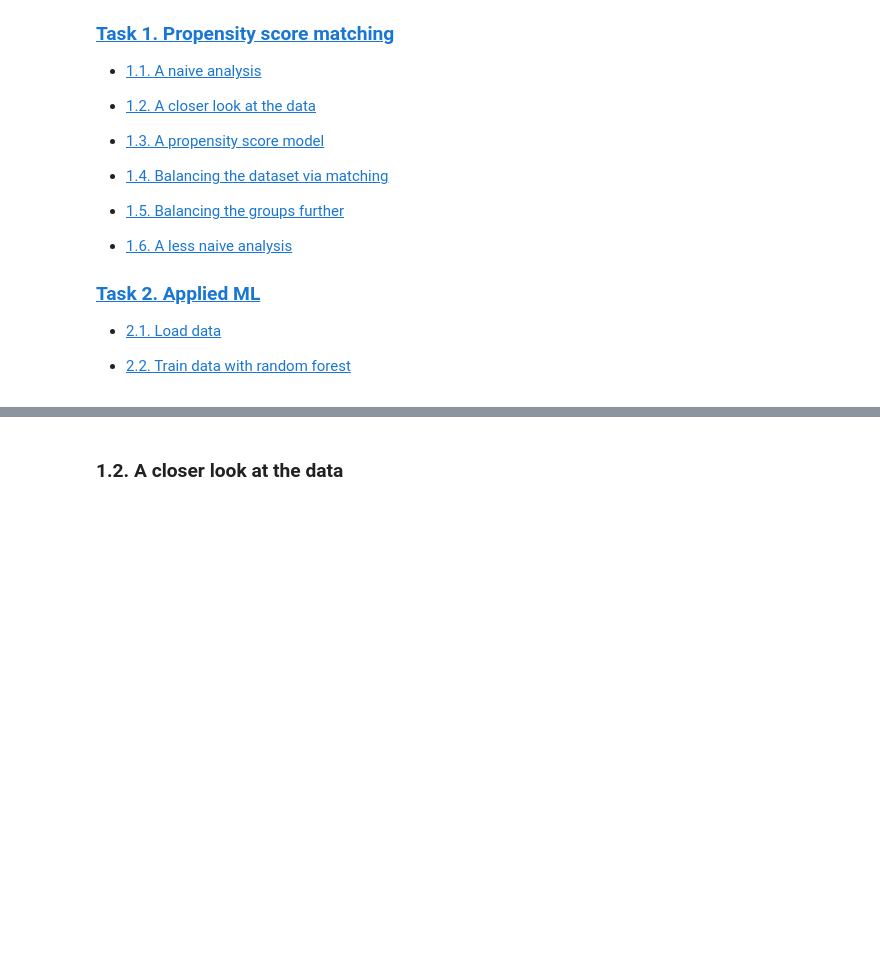
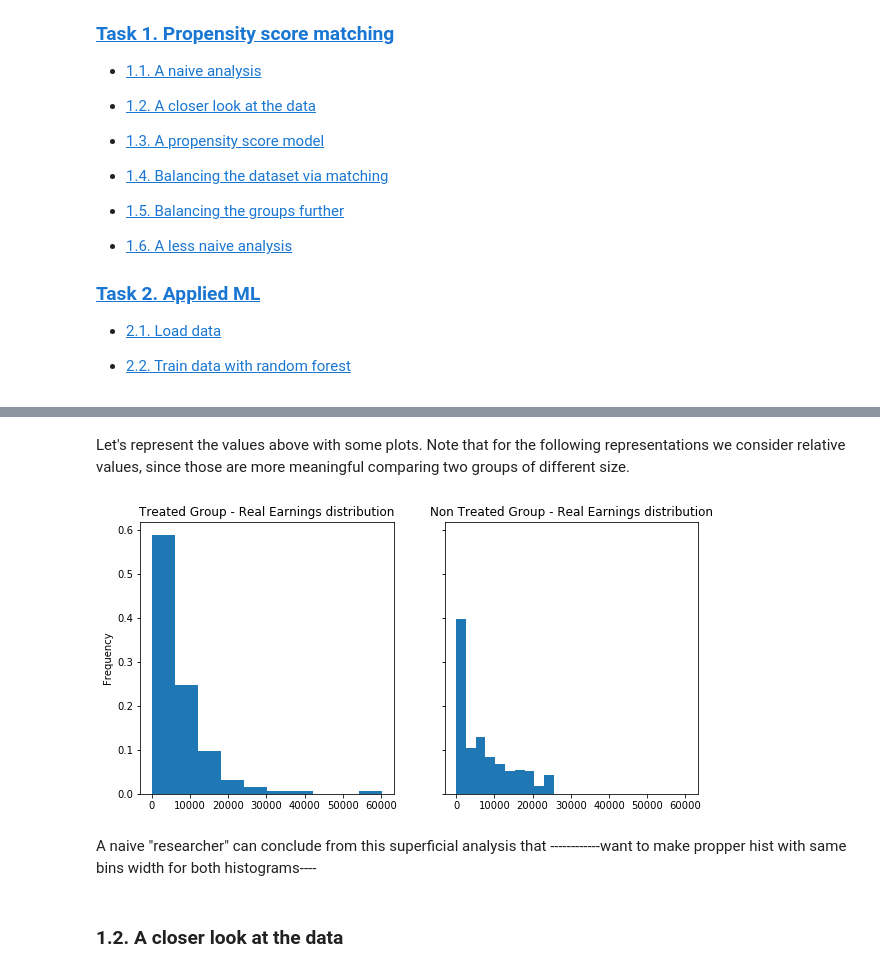
Before and after one commit to KhalilMrini/Revisiting-Arab-Spring, a Jupyter notebook: 04 - Applied ML/Homework4.ipynb, the cells around one changed output, grey strips where cells are left out. Saved outputs shown, nothing was run; the diff lists cells and outputs as text; code cells hidden in the pictures; blank space fills up the shorter version.

```diff
--- a/04 - Applied ML/Homework4.ipynb
+++ b/04 - Applied ML/Homework4.ipynb
@@ -41,0 +38,2 @@ import seaborn as sns
+# %%
+df = pd.read_csv('lalonde.csv', index_col = 0)
@@ -63,0 +69,4 @@ Dataset description
+# %%
+#create two distinct data frames for each group
+treated = df[(df.treat ==1)]
+non_treated = df[(df.treat == 0)]
@@ -64,2 +106,23 @@ Dataset description
+# %% [markdown]
+Let's represent the values above with some plots. Note that for the following representations we consider relative values, since those are more meaningful comparing two groups of different size.
+# %%
+def plot_hist(feature, title1, title2):
+    fig, axes = plt.subplots(1, 2, figsize=(10, 5), sharex=True, sharey = True);
+
+    treated_values = treated[feature]
+    non_treated_values = non_treated[feature]
+
+    #relative weight parameters for hist plot
+    weigths_treated = np.zeros_like(treated_values) + 1. / treated_values.size
+    weigths_non_treated = np.zeros_like(non_treated_values) + 1. / non_treated_values.size
+
+    treated_values.plot.hist(ax = axes[0],weights=weigths_treated, title=title1)
+    non_treated_values.plot.hist(ax = axes[1], weights=weigths_non_treated,title=title2)
+# %%
+plot_hist('re78', 'Treated Group - Real Earnings distribution','Non Treated Group - Real Earnings distribution')
+# %% [output]
+[figure, added]
+# %% [markdown]
+A naive "researcher" can conclude from this superficial analysis that ------------want to make propper hist with same bins width for both histograms----
 # %% [markdown]
 ### 1.2. A closer look at the data<a class="anchor" id="12"></a>
```
Also changed, not shown: parts of 35 cells of this notebook.
